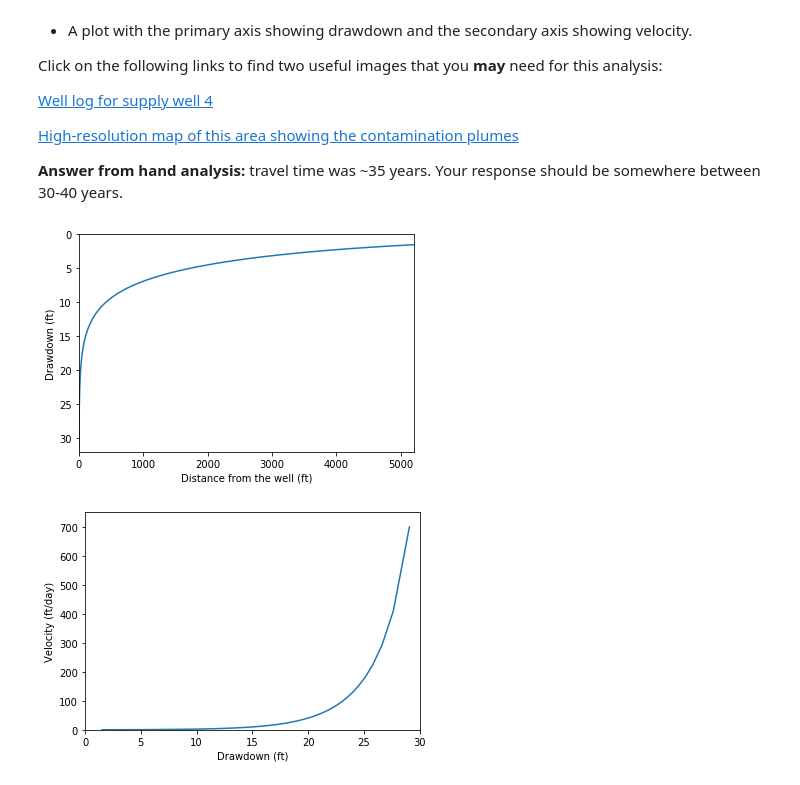
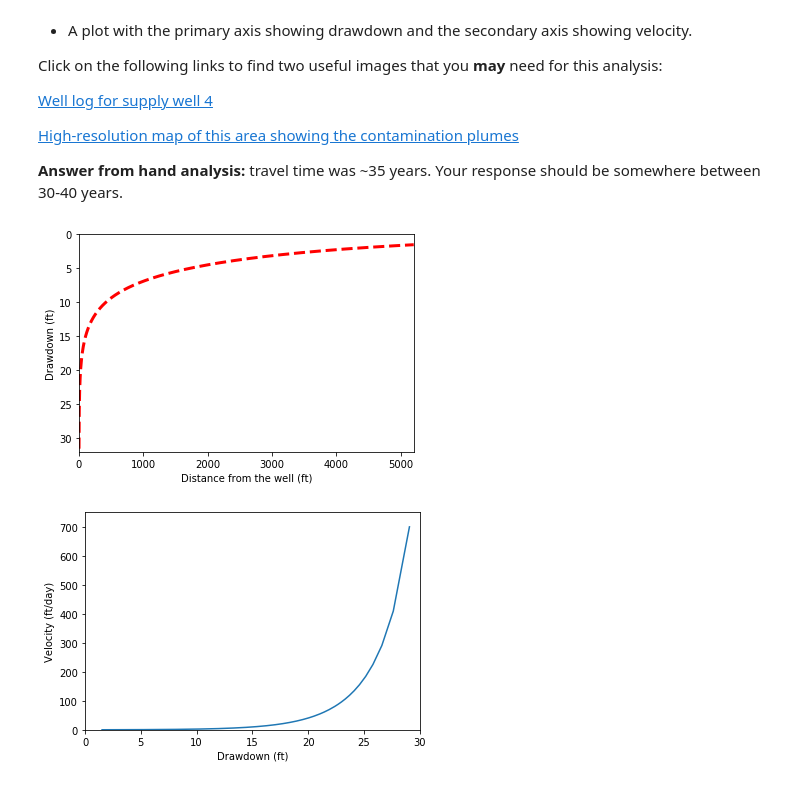
Before and after one commit to yiquanw2/geol572_4, a Jupyter notebook: Prob Set 4 Aquifer Tests.ipynb, the cells around one changed output. Cells and saved outputs as stored; diff of their text form; code cells hidden in the pictures.

```diff
--- a/Prob Set 4 Aquifer Tests.ipynb
+++ b/Prob Set 4 Aquifer Tests.ipynb
@@ -144,20 +145,22 @@ Click on the following links to find two useful images that you <b>may</b> need
 
 <b>Answer from hand analysis:</b> travel time was ~35 years. Your response should be somewhere between 30-40 years.
 # %%
-def drawdown(r):
-  Q=40.1  #ft^3/min
-  t=259200 #mins
+def drawdown(r): # This function can calculate the drawdown
+  Q=40.1  # ft^3/min
+  t=259200 # mins
   u=r**2*S/(4*T*259200)
   return Q/(4*np.pi*T)*sps.exp1(u)
-r=np.arange(1,5201)
+
+
+r=np.arange(1,5201)  #
 s=drawdown(r)
-plt.plot(r,s)
+plt.plot(r,s,'r--',linewidth=3)  # Plot drawdown verus distance
 plt.xlabel('Distance from the well (ft)')
 plt.ylabel('Drawdown (ft)')
 plt.xlim(0,5200)
 plt.ylim(0,32)
-plt.gca().invert_yaxis()
+plt.gca().invert_yaxis()  # invert the y axis
 plt.show()
 # %% [output]
-[figure, old version]
+[figure, new version]
 # %%
```
Also changed, not shown: parts of 3 cells of this notebook.
